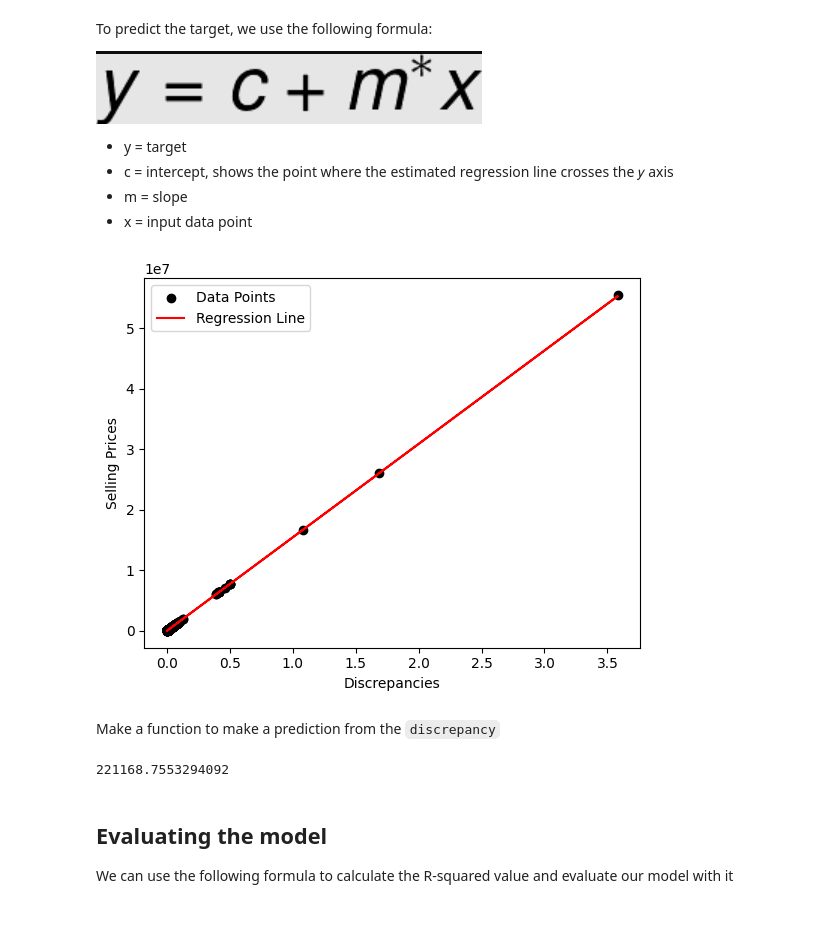
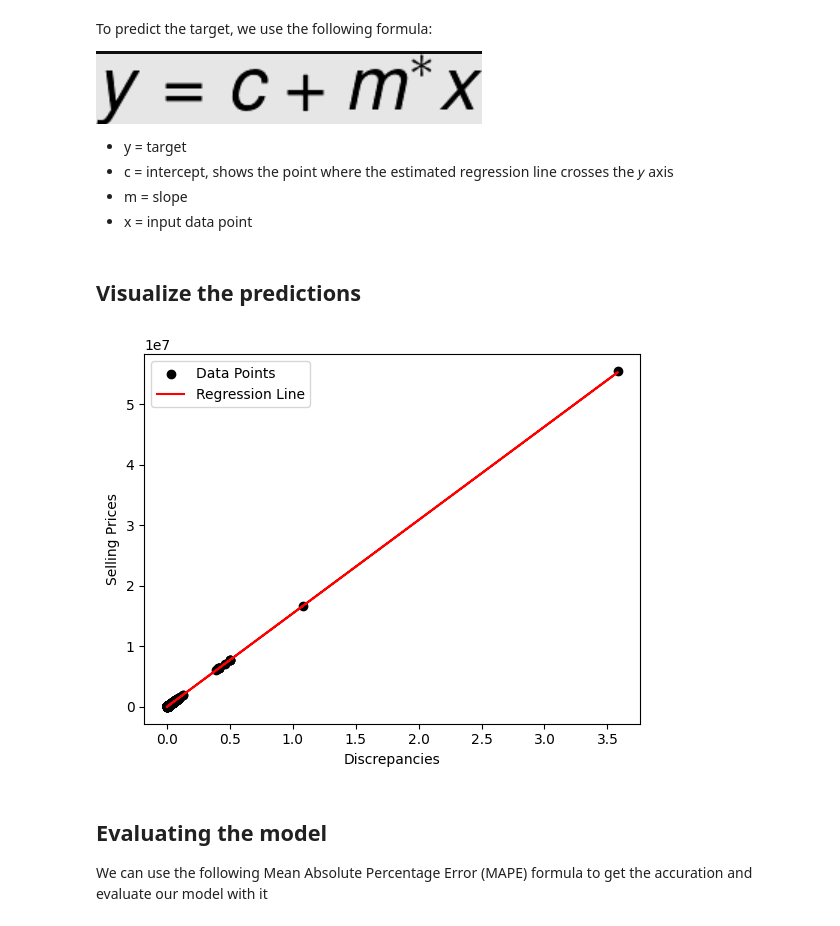
Before and after one commit to ahsanzizan/latihan-lks, a Jupyter notebook: soal-datains/main.ipynb, the cells around one changed output. Drawn from its saved outputs; the diff is of its cells as text; code cells hidden in the pictures.

```diff
--- a/soal-datains/main.ipynb
+++ b/soal-datains/main.ipynb
@@ -72,3 +86,5 @@ plt.show()
+# %%
+X_train, y_train, X_test, y_test = train_test_split(X, y, random_state=1000)
 # %% [markdown]
 ## Processing the Data
 The linear regression's slope follows the following formula:
@@ -78,12 +94,3 @@ The linear regression's slope follows the following formula:
 - m = slope
 - X = dependent variable
 - y = independent variable
-# %%
-numerator = 0
-denominator = 0
-
-for i in range(len(X)):
-    numerator += (X[i] - mean_X) * (y[i] - mean_y)
-    denominator += (X[i] - mean_X) ** 2
-
-m = numerator / denominator
@@ -102,11 +108,41 @@ line = c + m * X
+# %%
+class LinearRegression:
+    def __init__(self) -> None:
+        self.m = None
+        self.c = None
+
+    def fit(self, X_train, y_train):
+        mean_X = np.mean(X_train)
+        mean_y = np.mean(y_train)
+
+        numerator = np.sum((X_train - mean_X) * (y_train - mean_y))
+        denominator = np.sum((X_train - mean_X) ** 2)
+        self.m = numerator / denominator
+        self.c = mean_y - (self.m * mean_X)
+
+    def predict(self, X):
+        return self.c + self.m * X
+
+    def mean_absolute_percentage_error(self, y_pred, y_true):
+        mape = np.mean(np.abs((y_true - y_pred) / y_true))
+        return mape * 100 # Get the percentage
+# %%
+# Initializing the model
+model = LinearRegression()
+
+# Fitting (training) the model
+model.fit(X_train, y_train)
+
+# Making the predictions
+predictions = model.predict(X_test)
+# %% [markdown]
+## Visualize the predictions
 # %%
-plt.scatter(X, y, color="black", label="Data Points")
-plt.plot(X, line, color="red", label="Regression Line")
+plt.scatter(X_test, y_test, color="black", label="Data Points")
+plt.plot(X_test, predictions, color="red", label="Regression Line")
 plt.xlabel("Discrepancies")
 plt.ylabel("Selling Prices")
 plt.legend()
 plt.show()
 # %% [output]
-[figure, old version]
+[figure, new version]
-# %% [markdown]
-Make a function to make a prediction from the `discrepancy`
@@ -116,7 +149,3 @@ def predict(x):
-# %%
-predict(X[1]) # predicting a value
-# %% [output]
-221168.7553294092
 # %% [markdown]
 ## Evaluating the model
-We can use the following formula to calculate the R-squared value and evaluate our model with it
+We can use the following Mean Absolute Percentage Error (MAPE) formula to get the accuration and evaluate our model with it
```
Also changed, not shown: parts of 9 cells of this notebook.
